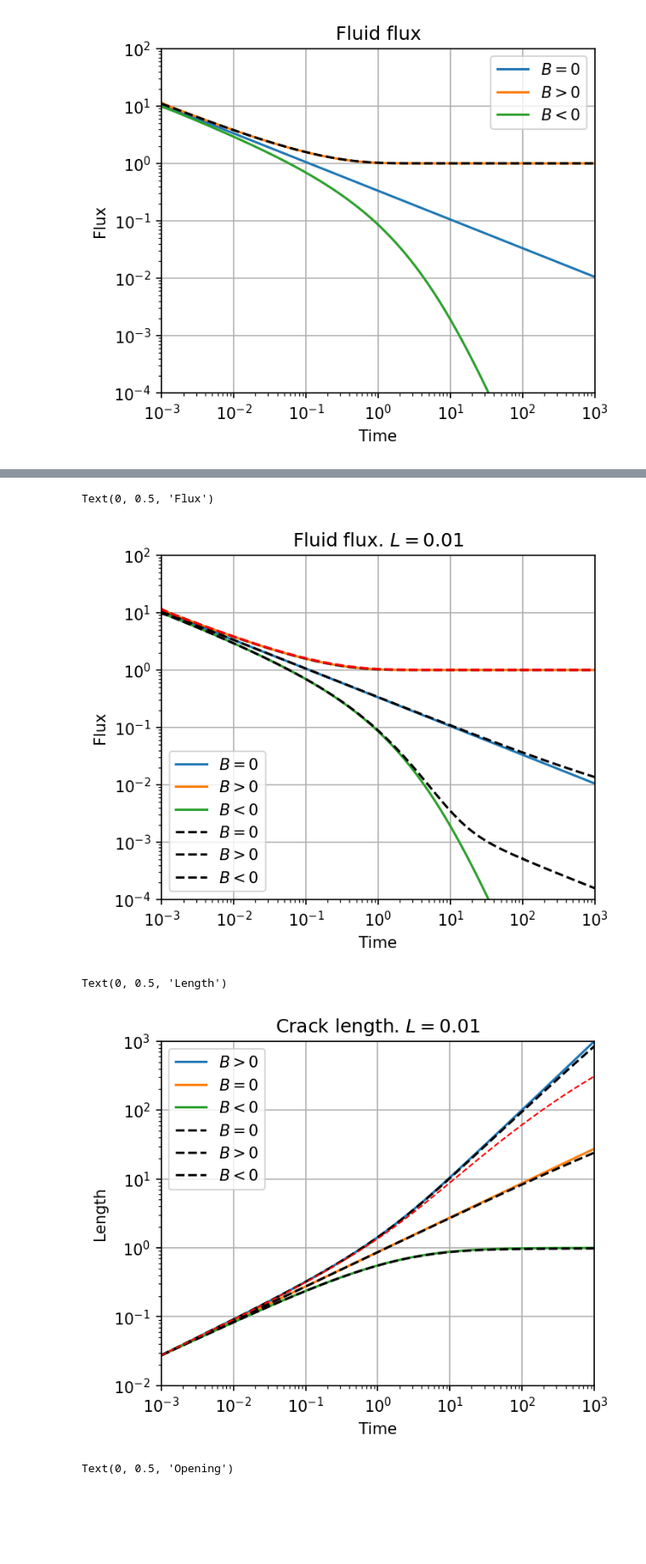
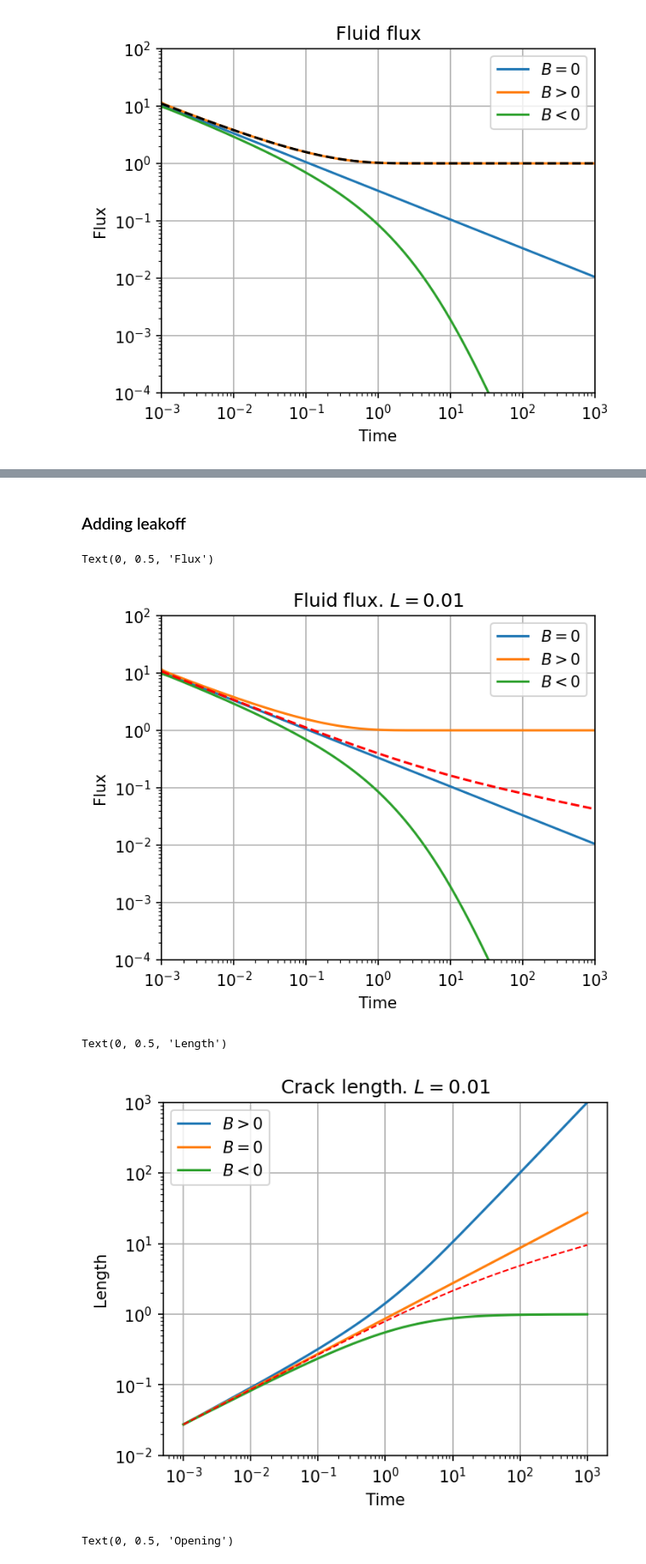
Before and after one commit to dashadem/CO2lovers, a Jupyter notebook: nonlinear.ipynb, the cells around one changed output, grey strips where cells are left out. Shown at 85% size. Drawn from its saved outputs; the diff is of its cells as text; code cells hidden in the pictures; blank space fills up the shorter version.

Commit message:
Compared leakoff to reference solution

```diff
--- a/nonlinear.ipynb
+++ b/nonlinear.ipynb
@@ -200,0 +811,2 @@ W, g, psi, v, dw_tip = get_solution_B_jit(t, N, xi, h, v0, g0, Q0, W0, sgnB, T,
+# %%
+W = W.reshape(len(W)//len(xi), len(xi))
@@ -203,14 +826,11 @@ solution = {'opening': W.reshape(len(t), len(xi)), 'length': g, 'flux': psi, 'ti
 # %% [markdown]
 #### Save solutions
 # %%
-<<<<<<< LOCAL CELL DELETED >>>>>>>
-with open('solution_B0_L001.pkl', 'wb') as f:
+with open('solution_B0_C01.pkl', 'wb') as f:
     pickle.dump(solution, f)
 # %%
-<<<<<<< LOCAL CELL DELETED >>>>>>>
-with open('solution_B1_L01.pkl', 'wb') as f:
+with open('solution_B1_C01.pkl', 'wb') as f:
     pickle.dump(solution, f)
 # %%
-<<<<<<< LOCAL CELL DELETED >>>>>>>
-with open('solution_B-1_L001.pkl', 'wb') as f:
+with open('solution_B-1_C01.pkl', 'wb') as f:
     pickle.dump(solution, f)
@@ -306,13 +1191,19 @@ plt.ylabel('Length')
+# %% [markdown]
+### Adding leakoff
 # %%
 plt.figure(figsize = (5,4),dpi = 150)
 plt.plot(sol0['time'],sol0['flux'], label = '$B = 0$')
 plt.plot(sol1['time'],sol1['flux'], label = '$B > 0$')
 plt.plot(sol1_['time'],sol1_['flux'], label = '$B < 0$')
 
-plt.plot(sol0L['time'],sol0L['flux'], '--k', label = '$B = 0$')
-plt.plot(sol1L['time'],sol1L['flux'], '--k', label = '$B > 0$')
-plt.plot(sol1_L['time'],sol1_L['flux'], '--k', label = '$B < 0$')
+# plt.plot(sol0L['time'],sol0L['flux'], '--k', label = '$B = 0$')
+# plt.plot(sol1L['time'],sol1L['flux'], '--k', label = '$B > 0$')
+# plt.plot(sol1_L['time'],sol1_L['flux'], '--k', label = '$B < 0$')
+
 plt.plot(solution['time'], solution['flux'], '--', color = "red")
+
+# plt.plot(t[:W.shape[0]], psi, '--')
+
 plt.grid()
 plt.xscale('log')
 plt.yscale('log')
@@ -324,33 +1215,34 @@ plt.xlabel('Time')
 plt.ylabel('Flux')
 # %% [output]
 Text(0, 0.5, 'Flux')
-[figure, old version]
+[figure, new version]
 # %%
-<<<<<<< LOCAL CELL DELETED >>>>>>>
 plt.figure(figsize = (5,4),dpi = 150)
 
 plt.plot(sol1['time'],sol1['length'], label = '$B > 0$')
 plt.plot(sol0['time'],sol0['length'], label = '$B = 0$')
 plt.plot(sol1_['time'],sol1_['length'], label = '$B < 0$')
 
-plt.plot(sol0L['time'],sol0L['length'], '--k', label = '$B = 0$')
-plt.plot(sol1L['time'],sol1L['length'], '--k', label = '$B > 0$')
-plt.plot(sol1_L['time'],sol1_L['length'], '--k', label = '$B < 0$')
+# plt.plot(sol0L['time'],sol0L['length'], '--k', label = '$B = 0$')
+# plt.plot(sol1L['time'],sol1L['length'], '--k', label = '$B > 0$')
+# plt.plot(sol1_L['time'],sol1_L['length'], '--k', label = '$B < 0$')
 
 plt.plot(solution['time'], solution['length'], '--r', linewidth = 1)
+
+# plt.plot(t[:W.shape[0]], g, '--')
 
 plt.grid()
 plt.xscale('log')
 plt.yscale('log')
-plt.xlim([10**(-3), 10**3])
+# plt.xlim([10**(-3), 10**3])
 plt.ylim([10**(-2), 10**3])
 plt.legend()
 plt.title('Crack length. $L = 0.01$')
 plt.xlabel('Time')
 plt.ylabel('Length')
 # %% [output]
 Text(0, 0.5, 'Length')
-[figure, old version]
+[figure, new version]
 # %%
 plt.figure(figsize = (5,4), dpi = 150)
 plt.plot(sol1['x'],sol1['opening'][np.where(np.isclose(sol1['time'], 10**(-2)))][0], label = '$10^{-2}$')
```
Also changed, not shown: parts of 56 cells of this notebook, 1 other file.
